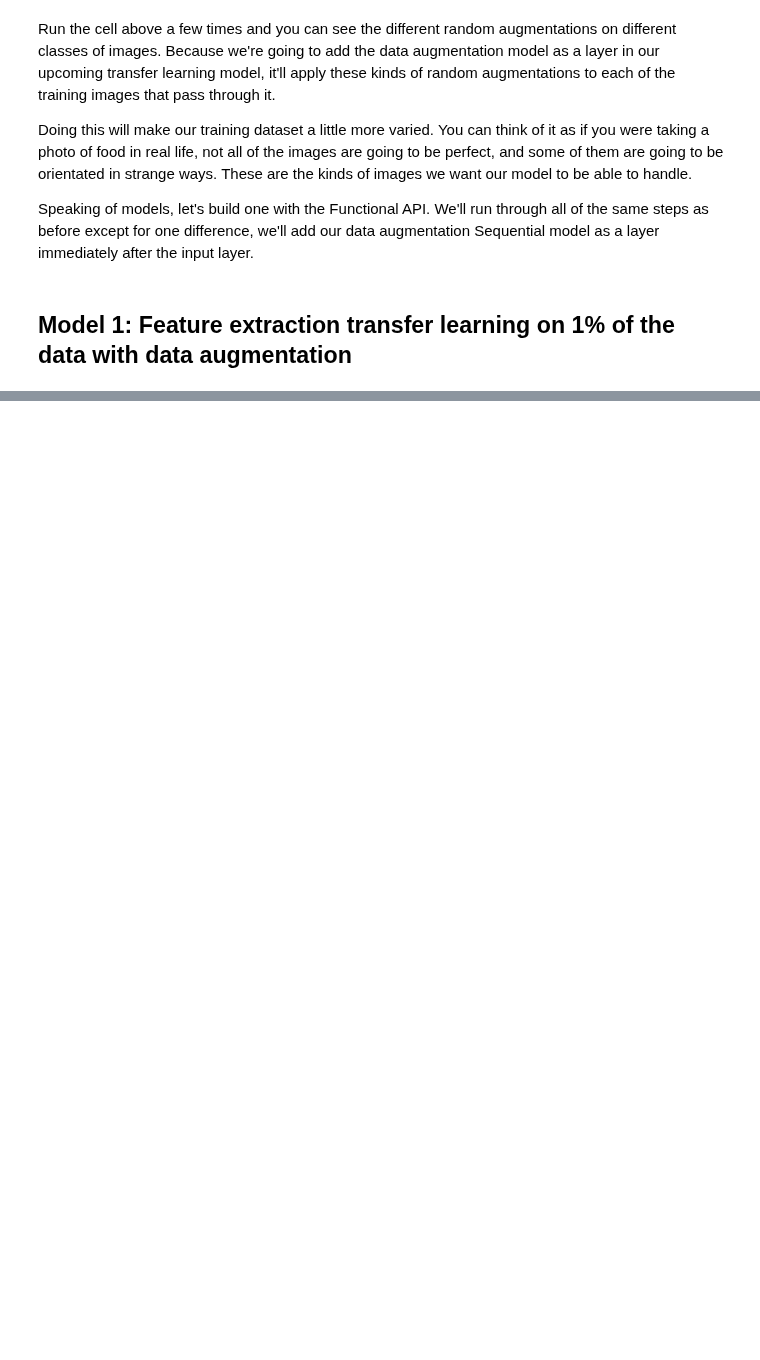
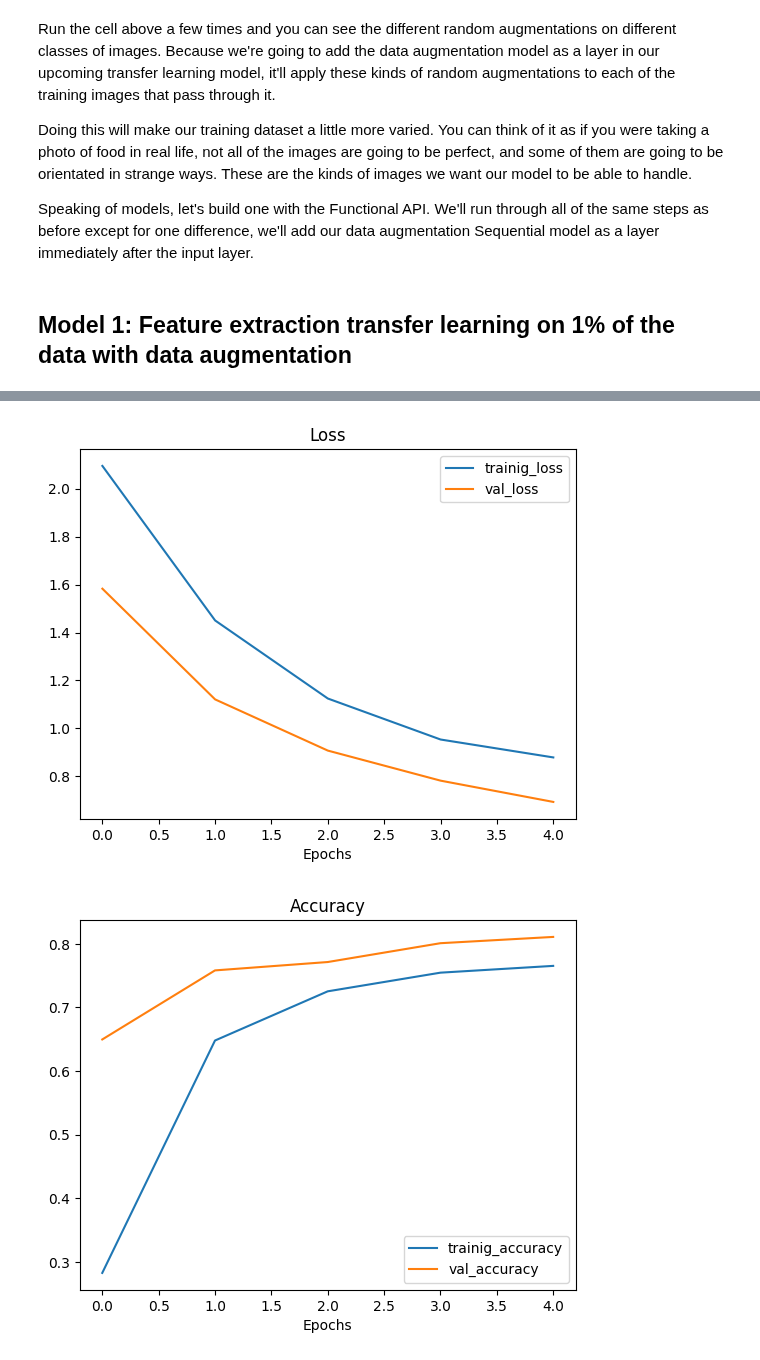
Before and after one commit to yhs2773/TensorFlow-for-Deep-Learning, a Jupyter notebook: Notebooks/05. Transfer Learning with TensorFlow Part 2 - Fine-tuning.ipynb, the cells around one changed output, grey strips where cells are left out. Saved outputs shown, nothing was run; the diff lists cells and outputs as text; code cells hidden in the pictures; blank space fills up the shorter version.

```diff
--- a/Notebooks/05. Transfer Learning with TensorFlow Part 2 - Fine-tuning.ipynb
+++ b/Notebooks/05. Transfer Learning with TensorFlow Part 2 - Fine-tuning.ipynb
@@ -787,0 +913,7 @@ Speaking of models, let's build one with the Functional API. We'll run through a
+# %%
+# Get 10% of the data of the 10 classes (uncomment if you haven't gotten "10_food_classes_10_percent.zip" already)
+# !wget https://storage.googleapis.com/ztm_tf_course/food_vision/10_food_classes_10_percent.zip
+# unzip_data("10_food_classes_10_percent.zip")
+
+train_dir_10_percent = "10_food_classes_10_percent/train/"
+test_dir = "10_food_classes_10_percent/test/"
@@ -787,0 +1039,3 @@ Speaking of models, let's build one with the Functional API. We'll run through a
+# %%
+# Create an instance of model_2 with our new function
+model_2 = create_base_model()
@@ -787,0 +1058,12 @@ Speaking of models, let's build one with the Functional API. We'll run through a
+# %%
+# Setup checkpoint path
+checkpoint_path = "ten_percent_model_checkpoints_weights/checkpoint.ckpt" # note: remember saving directly to Colab is temporary
+
+# Create a ModelCheckpoint callback that saves the model's weights only
+checkpoint_callback = tf.keras.callbacks.ModelCheckpoint(
+    filepath=checkpoint_path,
+    save_weights_only=True, # set to False to save the entire model
+    save_best_only=True,    # save only the best model weights instead of a model every epoch
+    save_freq='epoch',      # save every epoch
+    verbose=1
+)
@@ -787,0 +1080,11 @@ Speaking of models, let's build one with the Functional API. We'll run through a
+# %%
+# Fit the model saving checkpoints every epoch
+initial_epochs = 5
+history_10_percent_data_aug = model_2.fit(
+    train_data_10_percent,
+    epochs=initial_epochs,
+    validation_data=test_data,
+    validation_steps=int(0.25 * len(test_data)), # do less steps per validation (quicker)
+    callbacks=[create_tensorboard_callback("transfer_learning", "10_percent_data_aug"),
+               checkpoint_callback]
+)
@@ -787,0 +1119,6 @@ Speaking of models, let's build one with the Functional API. We'll run through a
+# %%
+# Plot model loss curves
+plot_loss_curves(history_10_percent_data_aug)
+# %% [output]
+[figure, added]
+[figure, added]
```
Also changed, not shown: parts of 37 cells of this notebook.
